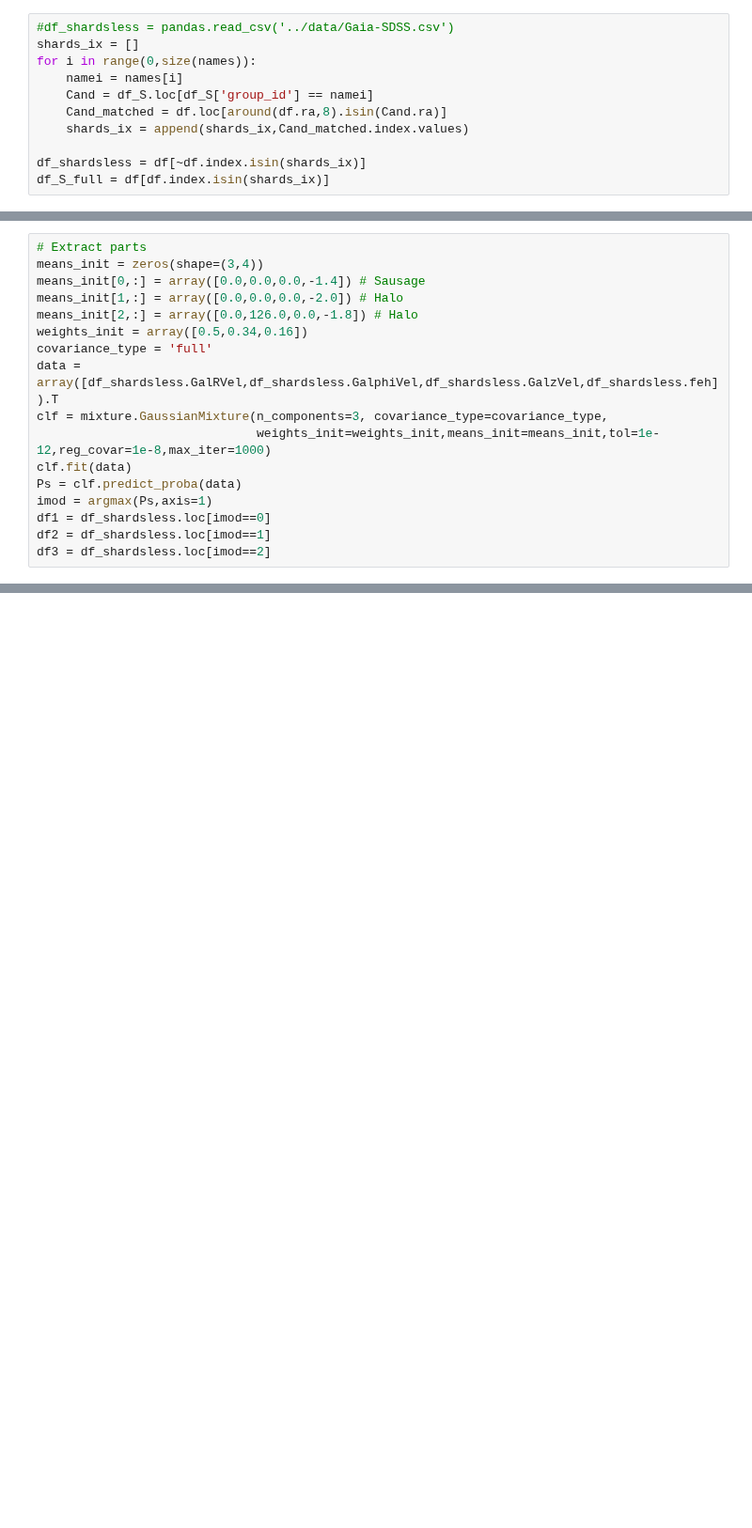
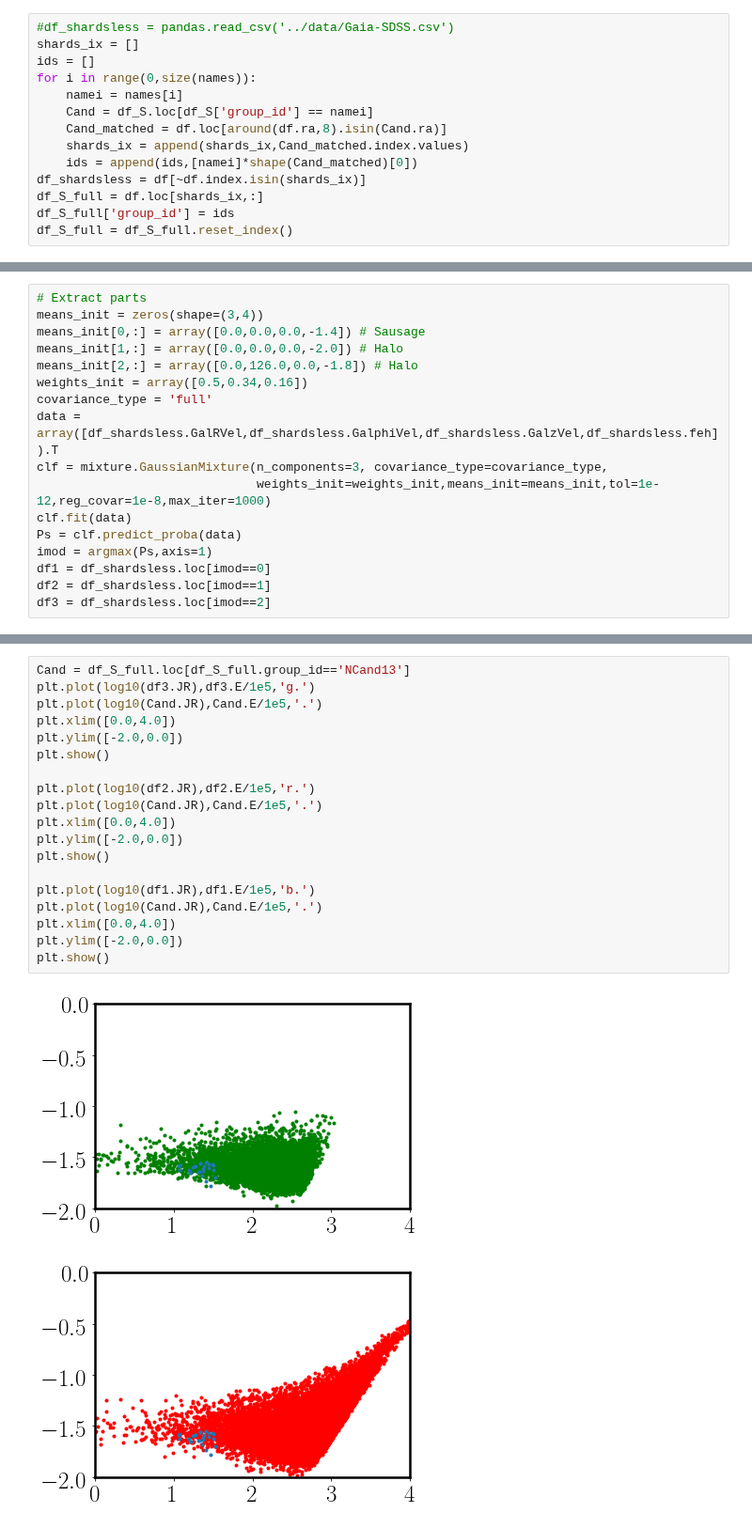
Before and after one commit to cajohare/DarkShards, a Jupyter notebook: code/ExtractHalo.ipynb, the cells around one changed output, grey strips where cells are left out. Shown at 94% size. Cells and saved outputs as stored; diff of their text form; blank space fills up the shorter version.

```diff
--- a/code/ExtractHalo.ipynb
+++ b/code/ExtractHalo.ipynb
@@ -184,14 +184,17 @@ saus prob =  0.6826071834272386 disk prob =  0.4347013158125022
 # %%
 #df_shardsless = pandas.read_csv('../data/Gaia-SDSS.csv')
 shards_ix = []
+ids = []
 for i in range(0,size(names)):
     namei = names[i]
     Cand = df_S.loc[df_S['group_id'] == namei]
     Cand_matched = df.loc[around(df.ra,8).isin(Cand.ra)]
     shards_ix = append(shards_ix,Cand_matched.index.values)
-
+    ids = append(ids,[namei]*shape(Cand_matched)[0])
 df_shardsless = df[~df.index.isin(shards_ix)]
-df_S_full = df[df.index.isin(shards_ix)]
+df_S_full = df.loc[shards_ix,:]
+df_S_full['group_id'] = ids
+df_S_full = df_S_full.reset_index()
 # %%
 # Extract halo
 means_init = zeros(shape=(3,4))
@@ -417,0 +496,22 @@ array([-5.95160418e+13, -5.95160425e+13, -5.95160384e+13])
+# %%
+Cand = df_S_full.loc[df_S_full.group_id=='NCand13']
+plt.plot(log10(df3.JR),df3.E/1e5,'g.')
+plt.plot(log10(Cand.JR),Cand.E/1e5,'.')
+plt.xlim([0.0,4.0])
+plt.ylim([-2.0,0.0])
+plt.show()
+
+plt.plot(log10(df2.JR),df2.E/1e5,'r.')
+plt.plot(log10(Cand.JR),Cand.E/1e5,'.')
+plt.xlim([0.0,4.0])
+plt.ylim([-2.0,0.0])
+plt.show()
+
+plt.plot(log10(df1.JR),df1.E/1e5,'b.')
+plt.plot(log10(Cand.JR),Cand.E/1e5,'.')
+plt.xlim([0.0,4.0])
+plt.ylim([-2.0,0.0])
+plt.show()
+# %% [output]
+[figure, added]
+[figure, added]
```
Also changed, not shown: parts of 13 cells of this notebook, 30 other files.
